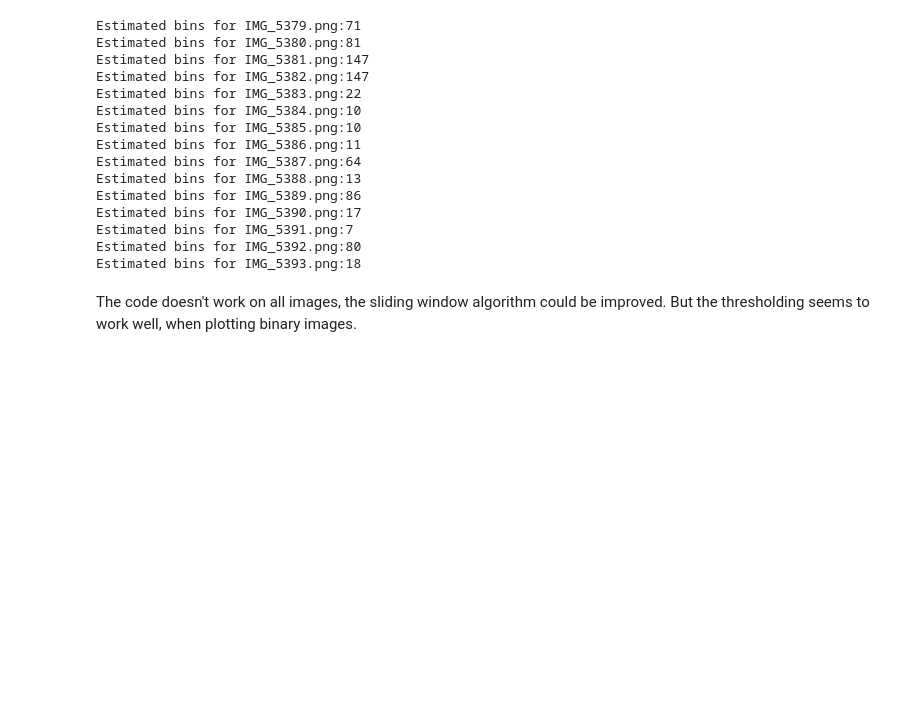
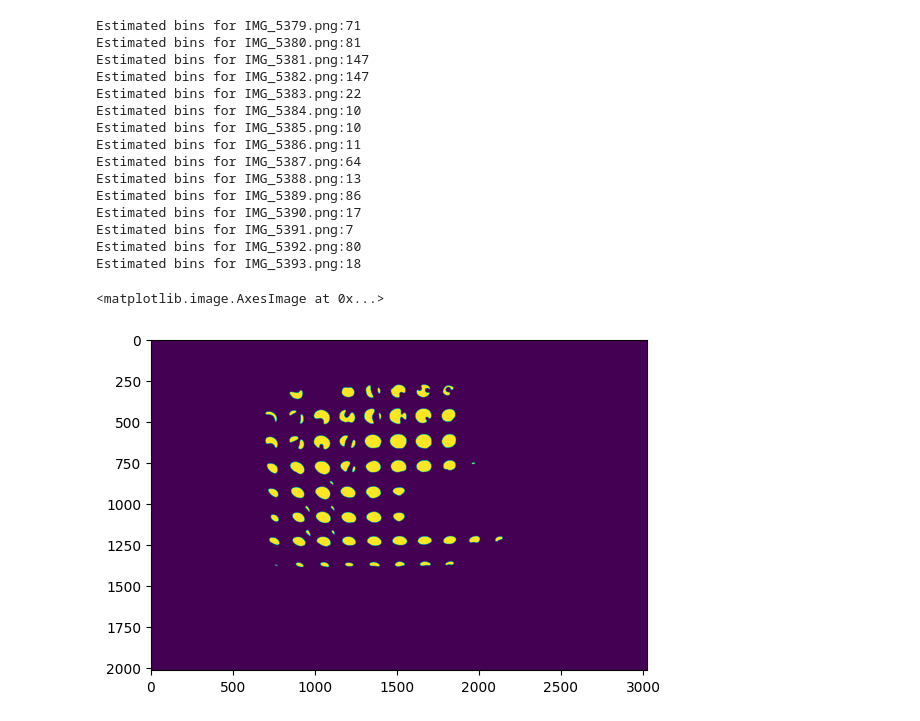
Before and after one commit to ericjeab/Data-Science-Fundamentals, a Jupyter notebook: CodingTask2/img_processing_final.ipynb, the cells around one changed output. Drawn from its saved outputs; the diff is of its cells as text; code cells hidden in the pictures; blank space fills up the shorter version.

```diff
--- a/CodingTask2/img_processing_final.ipynb
+++ b/CodingTask2/img_processing_final.ipynb
@@ -196,6 +196,13 @@ Estimated bins for IMG_5390.png:17
 Estimated bins for IMG_5391.png:7
 Estimated bins for IMG_5392.png:80
 Estimated bins for IMG_5393.png:18
-# %% [markdown]
-The code doesn't work on all images, the sliding window algorithm could be improved.
-But the thresholding seems to work well, when plotting binary images.
+# %%
+img_png_path = "image_png"
+image = image_input(img_png_path+"/"+"IMG_5388.png")
+AA = find_min(image)[0]
+img_by = create_binary(image,AA)
+
+plt.imshow(img_by)
+# %% [output]
+<matplotlib.image.AxesImage at 0x...>
+[figure, added]
```
Also changed, not shown: parts of 3 cells of this notebook.
